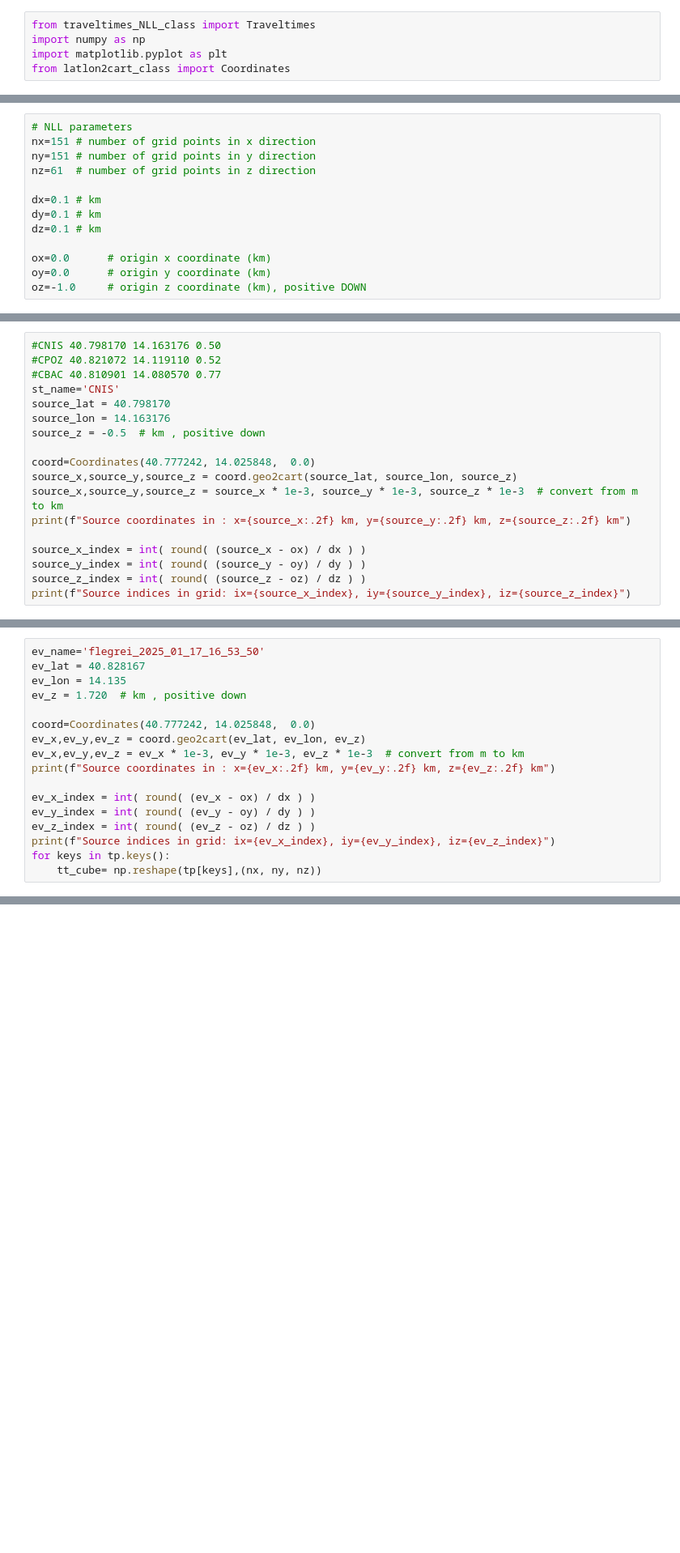
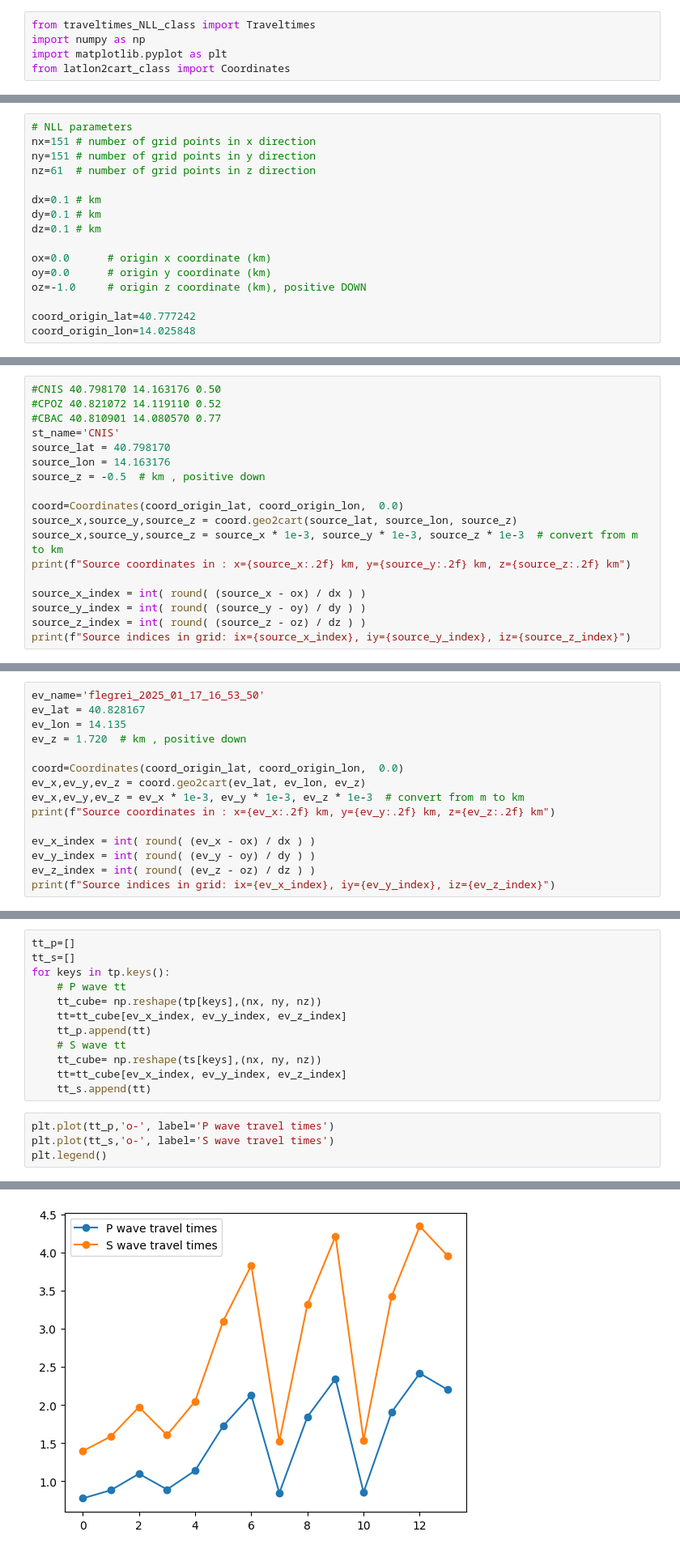
Before and after one commit to giacomorapagnani/DAS_synthetic_eikonal, a Jupyter notebook: 3D/codes/test.ipynb, the cells around one changed output, grey strips where cells are left out. Shown at 81% size. Drawn from its saved outputs; the diff is of its cells as text; blank space fills up the shorter version.

```diff
--- a/3D/codes/test.ipynb
+++ b/3D/codes/test.ipynb
@@ -25,3 +25,6 @@ dz=0.1 # km
 ox=0.0      # origin x coordinate (km)
 oy=0.0      # origin y coordinate (km)
 oz=-1.0     # origin z coordinate (km), positive DOWN
+
+coord_origin_lat=40.777242
+coord_origin_lon=14.025848
@@ -34,7 +39,7 @@ source_lat = 40.798170
 source_lon = 14.163176
 source_z = -0.5  # km , positive down
 
-coord=Coordinates(40.777242, 14.025848,  0.0)
+coord=Coordinates(coord_origin_lat, coord_origin_lon,  0.0)
 source_x,source_y,source_z = coord.geo2cart(source_lat, source_lon, source_z)
 source_x,source_y,source_z = source_x * 1e-3, source_y * 1e-3, source_z * 1e-3  # convert from m to km
 print(f"Source coordinates in : x={source_x:.2f} km, y={source_y:.2f} km, z={source_z:.2f} km")
@@ -58,7 +65,7 @@ ev_lat = 40.828167
 ev_lon = 14.135
 ev_z = 1.720  # km , positive down
 
-coord=Coordinates(40.777242, 14.025848,  0.0)
+coord=Coordinates(coord_origin_lat, coord_origin_lon,  0.0)
 ev_x,ev_y,ev_z = coord.geo2cart(ev_lat, ev_lon, ev_z)
 ev_x,ev_y,ev_z = ev_x * 1e-3, ev_y * 1e-3, ev_z * 1e-3  # convert from m to km
 print(f"Source coordinates in : x={ev_x:.2f} km, y={ev_y:.2f} km, z={ev_z:.2f} km")
@@ -67,5 +74,3 @@ ev_x_index = int( round( (ev_x - ox) / dx ) )
 ev_y_index = int( round( (ev_y - oy) / dy ) )
 ev_z_index = int( round( (ev_z - oz) / dz ) )
 print(f"Source indices in grid: ix={ev_x_index}, iy={ev_y_index}, iz={ev_z_index}")
-for keys in tp.keys():
-    tt_cube= np.reshape(tp[keys],(nx, ny, nz))
@@ -71,0 +80,17 @@ for keys in tp.keys():
+# %%
+tt_p=[]
+tt_s=[]
+for keys in tp.keys():
+    # P wave tt
+    tt_cube= np.reshape(tp[keys],(nx, ny, nz))
+    tt=tt_cube[ev_x_index, ev_y_index, ev_z_index]
+    tt_p.append(tt)
+    # S wave tt
+    tt_cube= np.reshape(ts[keys],(nx, ny, nz))
+    tt=tt_cube[ev_x_index, ev_y_index, ev_z_index]
+    tt_s.append(tt)
+# %%
+plt.plot(tt_p,'o-', label='P wave travel times')
+plt.plot(tt_s,'o-', label='S wave travel times')
+plt.legend()
+# %% [output]
@@ -71,0 +98 @@ for keys in tp.keys():
+[figure, added]
```
Also changed, not shown: parts of 5 cells of this notebook, 3 other files.
